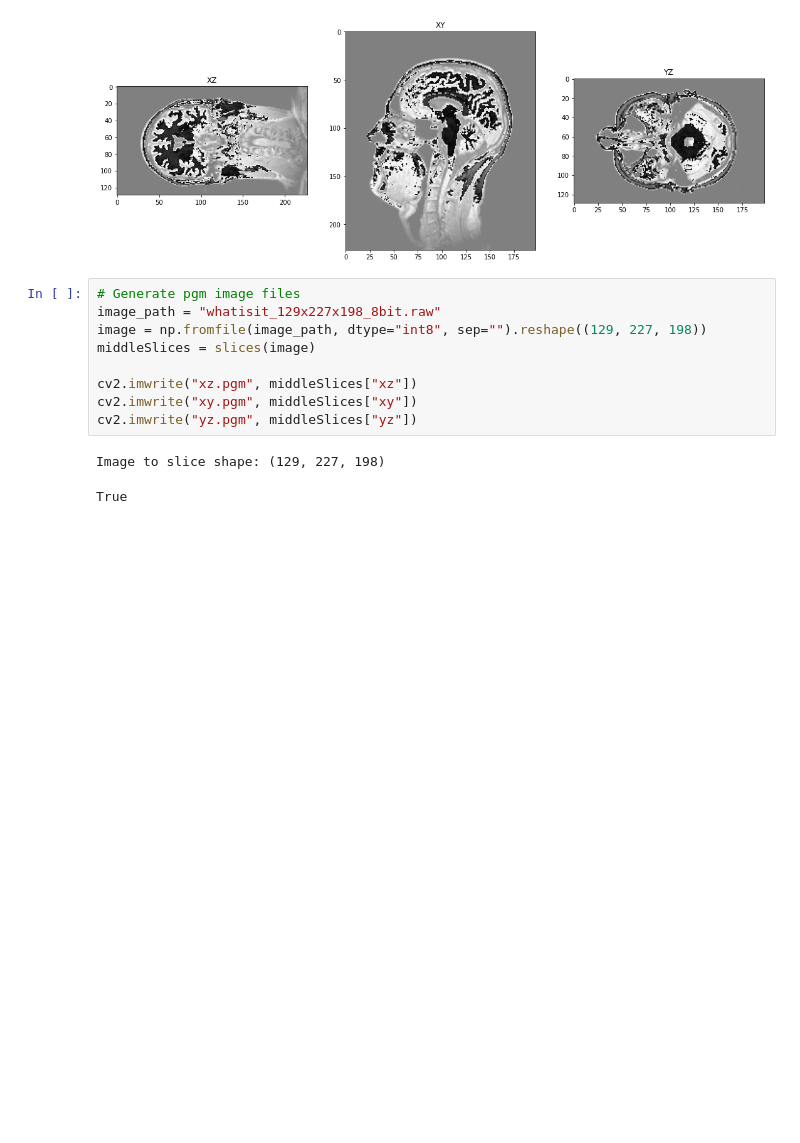
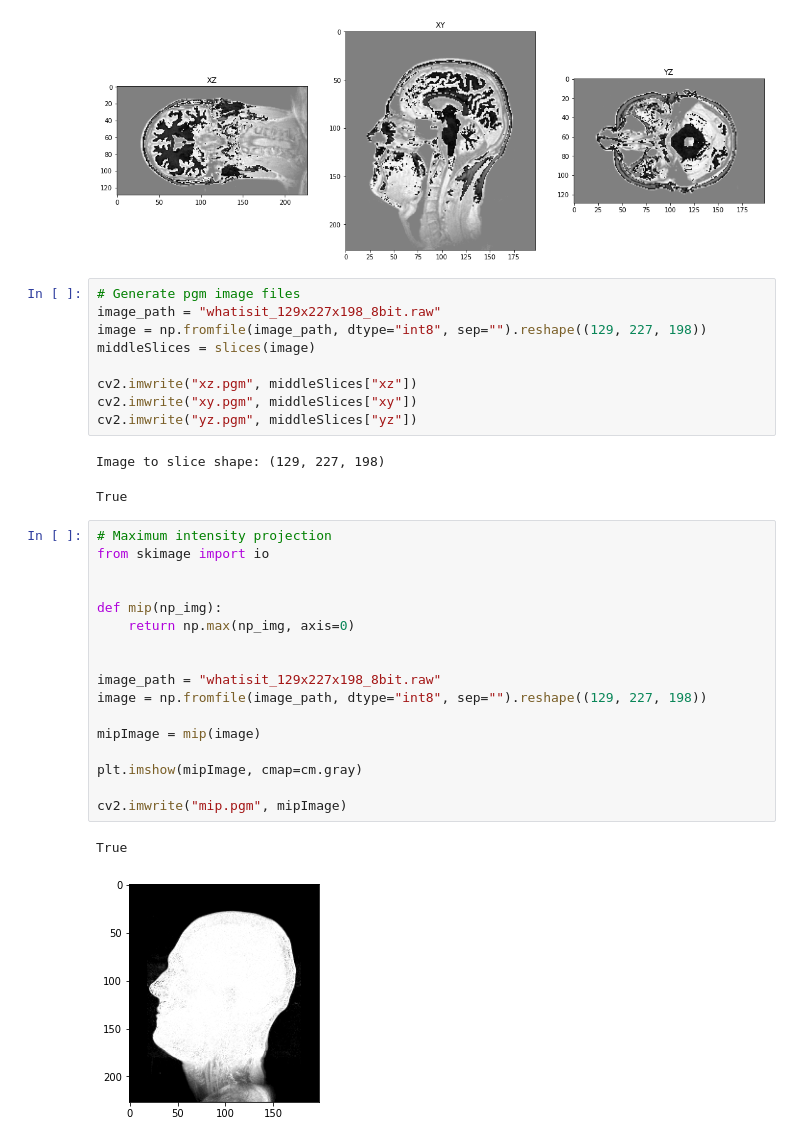
Before and after one commit to Bassadin/ML-for-CV-INM1, a Jupyter notebook: Tasks/Practical_09/01_3d_raw_image/01_3d_raw_image.ipynb, the cells around one changed output. Drawn from its saved outputs; the diff is of its cells as text; blank space fills up the shorter version.

```diff
--- a/Tasks/Practical_09/01_3d_raw_image/01_3d_raw_image.ipynb
+++ b/Tasks/Practical_09/01_3d_raw_image/01_3d_raw_image.ipynb
@@ -48,3 +49,23 @@ cv2.imwrite("yz.pgm", middleSlices["yz"])
 # %% [output]
 Image to slice shape: (129, 227, 198)
 True
+# %%
+# Maximum intensity projection
+from skimage import io
+
+
+def mip(np_img):
+    return np.max(np_img, axis=0)
+
+
+image_path = "whatisit_129x227x198_8bit.raw"
+image = np.fromfile(image_path, dtype="int8", sep="").reshape((129, 227, 198))
+
+mipImage = mip(image)
+
+plt.imshow(mipImage, cmap=cm.gray)
+
+cv2.imwrite("mip.pgm", mipImage)
+# %% [output]
+True
+[figure, added]
```
Also changed, not shown: parts of 2 cells of this notebook.
